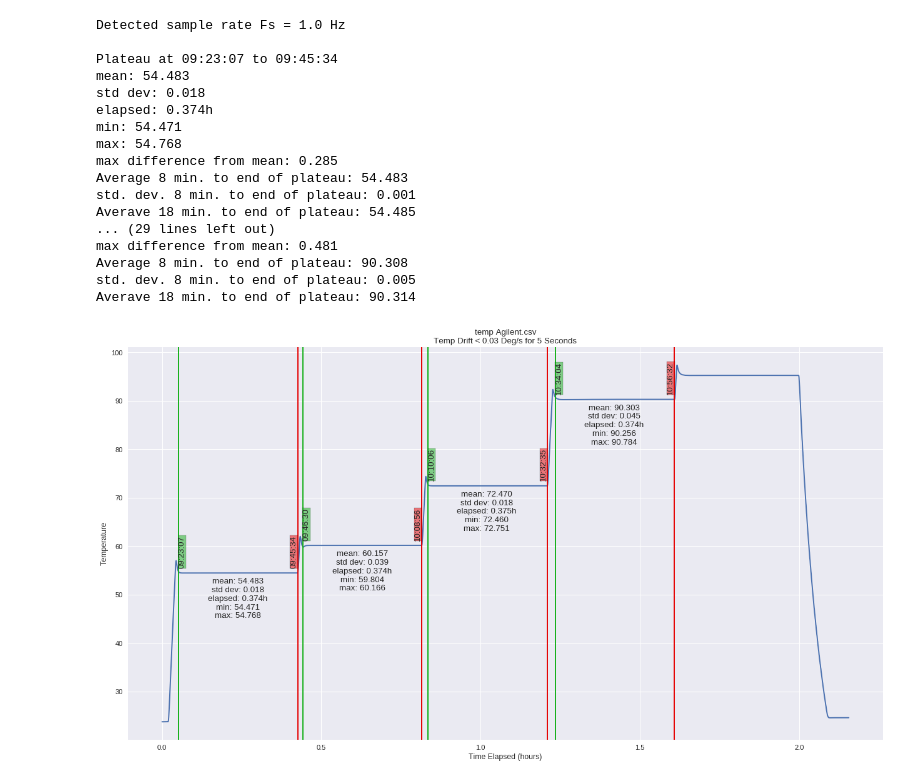
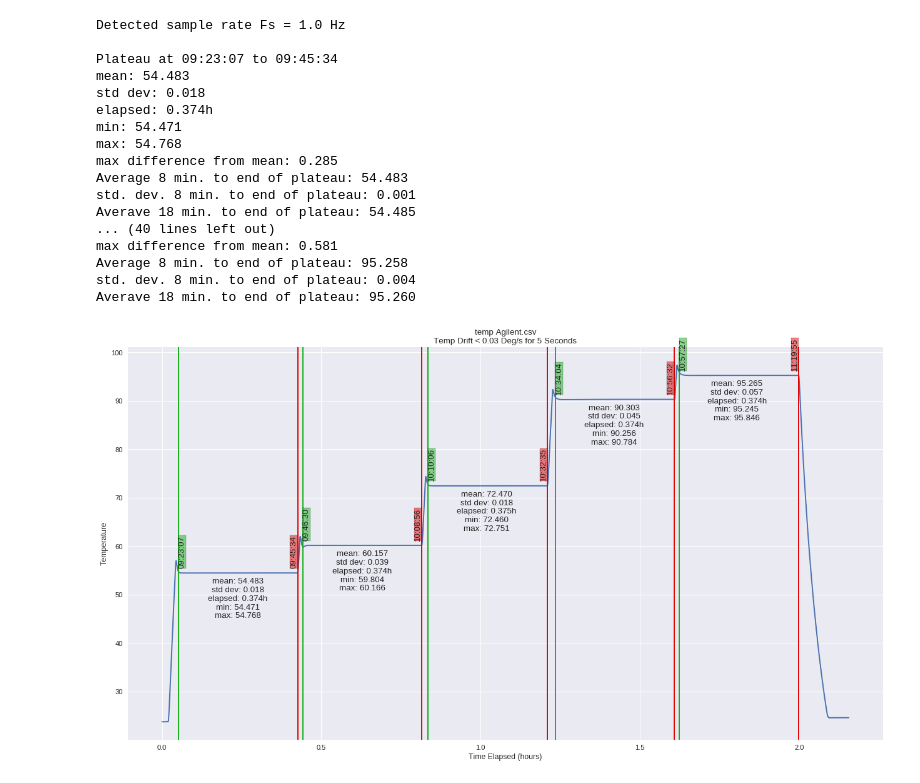
Before and after one commit to pcsrule/jupyter-scratchpad, a Jupyter notebook: tempthing.ipynb, the cells around one changed output. Saved outputs shown, nothing was run; the diff lists cells and outputs as text; code cells hidden in the pictures.

```diff
--- a/tempthing.ipynb
+++ b/tempthing.ipynb
@@ -70,7 +70,7 @@ plt.ylabel('Temperature')
 
 # Find the start and end of each plateau and plot them
 for start, end in contiguous_regions((dataframe['derivative'] < MAX_DELTA_T).values):
-    if end-start < 20 * 60 * sample_rate:
+    if end-start < 18 * 60 * sample_rate:
       continue
     start_time = dataframe.hours[start]
     end_time = dataframe.hours[end]
@@ -94,36 +94,36 @@ for start, end in contiguous_regions((dataframe['derivative'] < MAX_DELTA_T).val
                                                                                               min(plateau),
                                                                                               max(plateau))
 
     # Add label and print results
     plt.text(x=dataframe.hours[int(np.mean([start, end]))], y=mean - 1, s=label, horizontalalignment='center',
              verticalalignment='top')
 
     print('Plateau at {} to {}'.format(dataframe.time[start].strftime('%H:%M:%S'), dataframe.time[end].strftime('%H:%M:%S')))
     print(label)
     print('max difference from mean: {:.3f}'.format(max(max(plateau)-mean, mean-min(plateau))))
     print('Average 8 min. to end of plateau: {:.3f}'.format(np.mean(plateau[8*60*int(sample_rate):-1])))
     print('std. dev. 8 min. to end of plateau: {:.3f}'.format(np.std(plateau[8*60*int(sample_rate):-1])))
     print('Averave 18 min. to end of plateau: {:.3f}'.format(np.mean(plateau[18*60*int(sample_rate):-1])))
     print()
 
 plt.tight_layout()
 plt.show()
 # %% [output]
 Detected sample rate Fs = 1.0 Hz
 
 Plateau at 09:23:07 to 09:45:34
 mean: 54.483
 std dev: 0.018
 elapsed: 0.374h
 min: 54.471
 max: 54.768
 max difference from mean: 0.285
 Average 8 min. to end of plateau: 54.483
 std. dev. 8 min. to end of plateau: 0.001
 Averave 18 min. to end of plateau: 54.485
-... (29 lines left out)
-max difference from mean: 0.481
-Average 8 min. to end of plateau: 90.308
-std. dev. 8 min. to end of plateau: 0.005
-Averave 18 min. to end of plateau: 90.314
+... (40 lines left out)
+max difference from mean: 0.581
+Average 8 min. to end of plateau: 95.258
+std. dev. 8 min. to end of plateau: 0.004
+Averave 18 min. to end of plateau: 95.260
-[figure, old version]
+[figure, new version]
```
